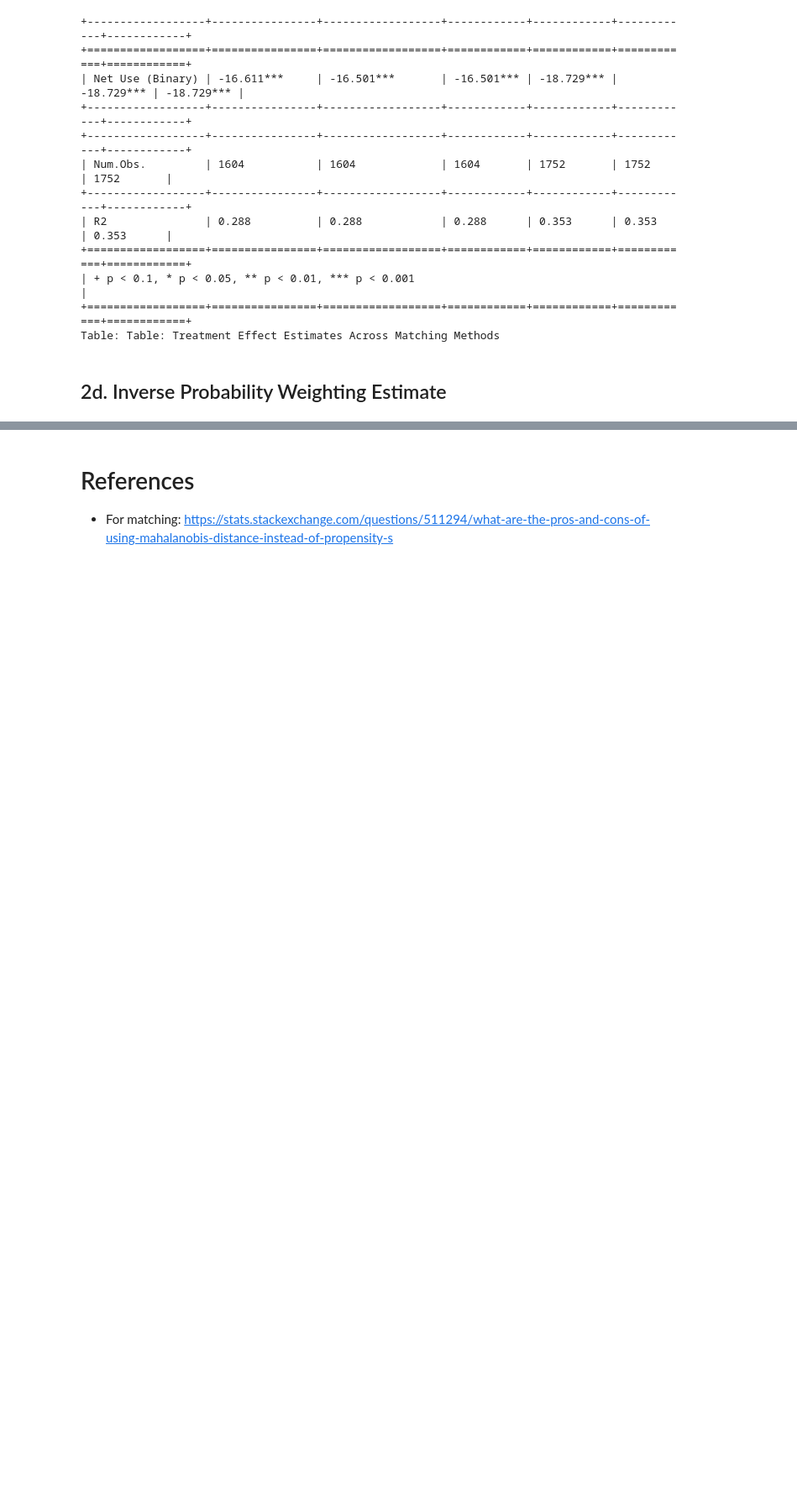
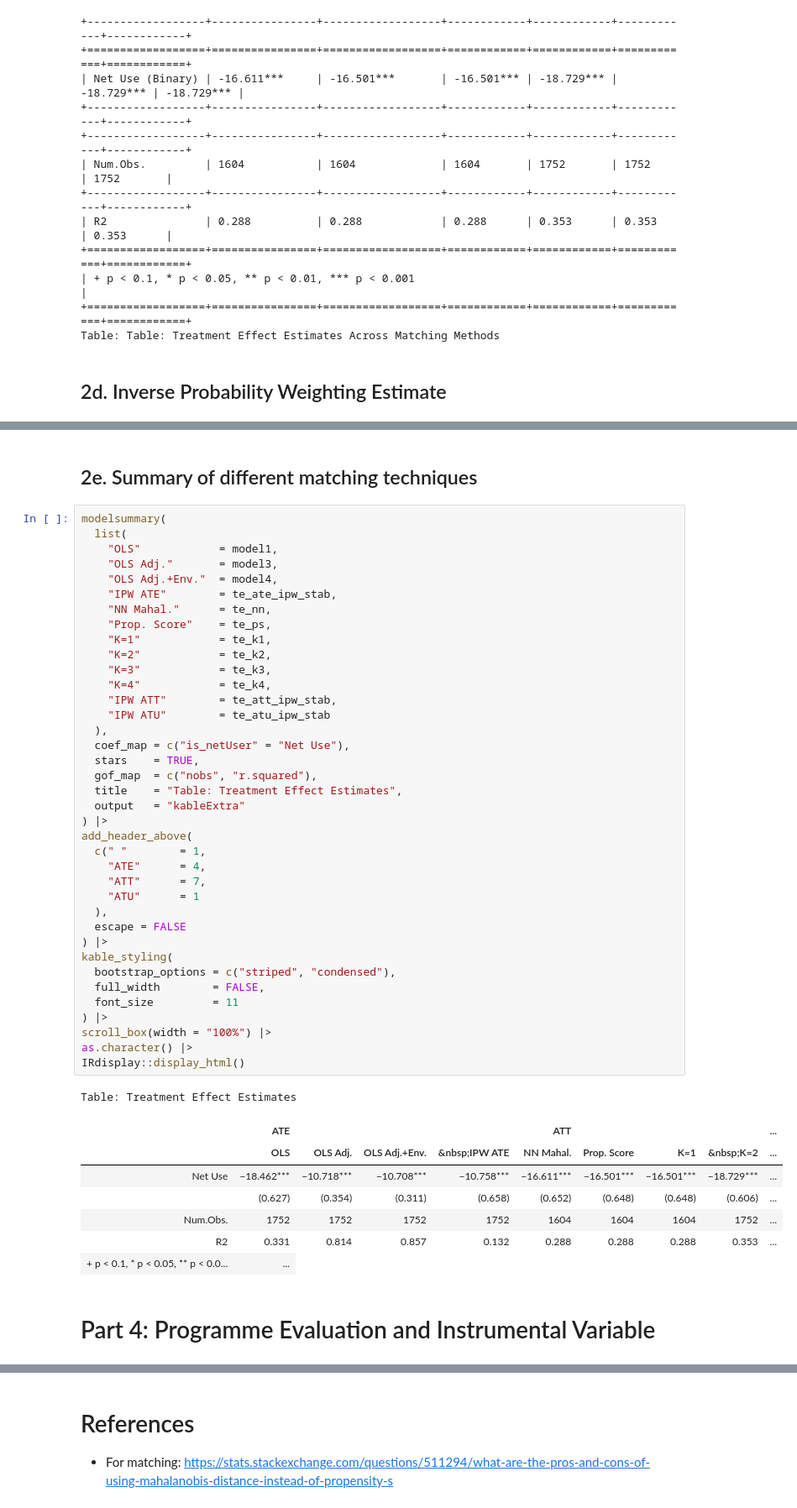
Before and after one commit to yashburman/Impact_Eval, a Jupyter notebook: Project_code_R.ipynb, the cells around one changed output, grey strips where cells are left out. Shown at 84% size. Drawn from its saved outputs; the diff is of its cells as text; blank space fills up the shorter version.

```diff
--- a/Project_code_R.ipynb
+++ b/Project_code_R.ipynb
@@ -410,0 +406,51 @@ Table: Full Comparison of Treatment Effect Estimates
+# %% [markdown]
+## 2e. Summary of different matching techniques
+# %%
+modelsummary(
+  list(
+    "OLS"            = model1,
+    "OLS Adj."       = model3,
+    "OLS Adj.+Env."  = model4,
+    "IPW ATE"        = te_ate_ipw_stab,
+    "NN Mahal."      = te_nn,
+    "Prop. Score"    = te_ps,
+    "K=1"            = te_k1,
+    "K=2"            = te_k2,
+    "K=3"            = te_k3,
+    "K=4"            = te_k4,
+    "IPW ATT"        = te_att_ipw_stab,
+    "IPW ATU"        = te_atu_ipw_stab
+  ),
+  coef_map = c("is_netUser" = "Net Use"),
+  stars    = TRUE,
+  gof_map  = c("nobs", "r.squared"),
+  title    = "Table: Treatment Effect Estimates",
+  output   = "kableExtra"
+) |>
+add_header_above(
+  c(" "        = 1,
+    "ATE"      = 4,
+    "ATT"      = 7,
+    "ATU"      = 1
+  ),
+  escape = FALSE
+) |>
+kable_styling(
+  bootstrap_options = c("striped", "condensed"),
+  full_width        = FALSE,
+  font_size         = 11
+) |>
+scroll_box(width = "100%") |>
+as.character() |>
+IRdisplay::display_html()
+# %% [output]
+Table: Treatment Effect Estimates
+|  | ATE |  |  |  | ATT |  |  |  | ... |
+|  | OLS | OLS Adj. | OLS Adj.+Env. | &nbsp;IPW ATE | NN Mahal. | Prop. Score | K=1 | &nbsp;K=2 | ... |
+| Net Use | −18.462*** | −10.718*** | −10.708*** | −10.758*** | −16.611*** | −16.501*** | −16.501*** | −18.729*** | ... |
+|  | (0.627) | (0.354) | (0.311) | (0.658) | (0.652) | (0.648) | (0.648) | (0.606) | ... |
+| Num.Obs. | 1752 | 1752 | 1752 | 1752 | 1604 | 1604 | 1604 | 1752 | ... |
+| R2 | 0.331 | 0.814 | 0.857 | 0.132 | 0.288 | 0.288 | 0.288 | 0.353 | ... |
+| + p < 0.1, * p < 0.05, ** p < 0.0... | ... |
+# %% [markdown]
+# Part 4: Programme Evaluation and Instrumental Variable
```
Also changed, not shown: parts of 10 cells of this notebook, 1 other file.
